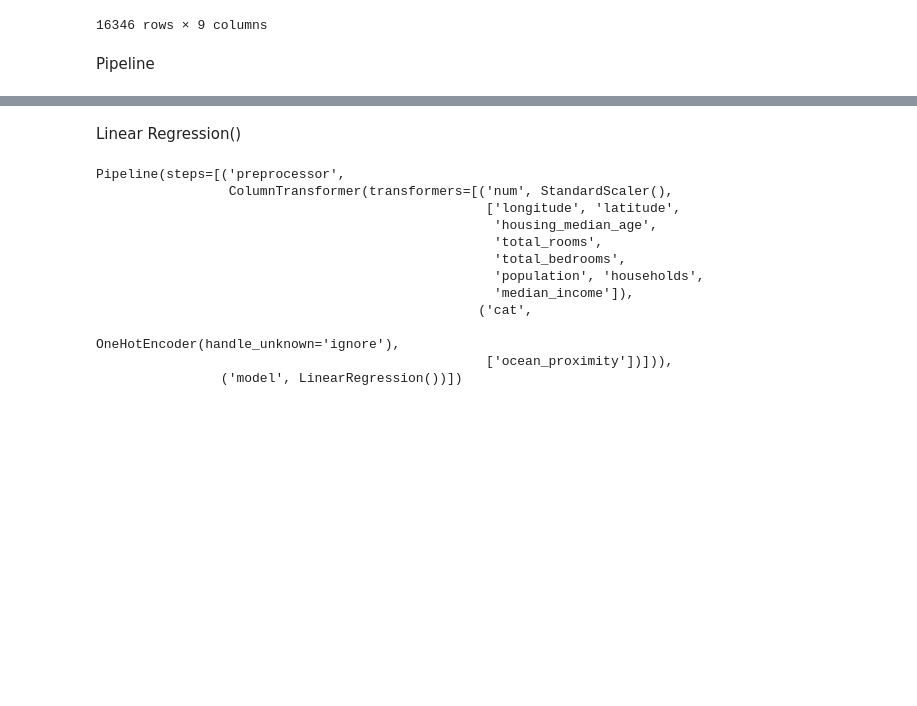
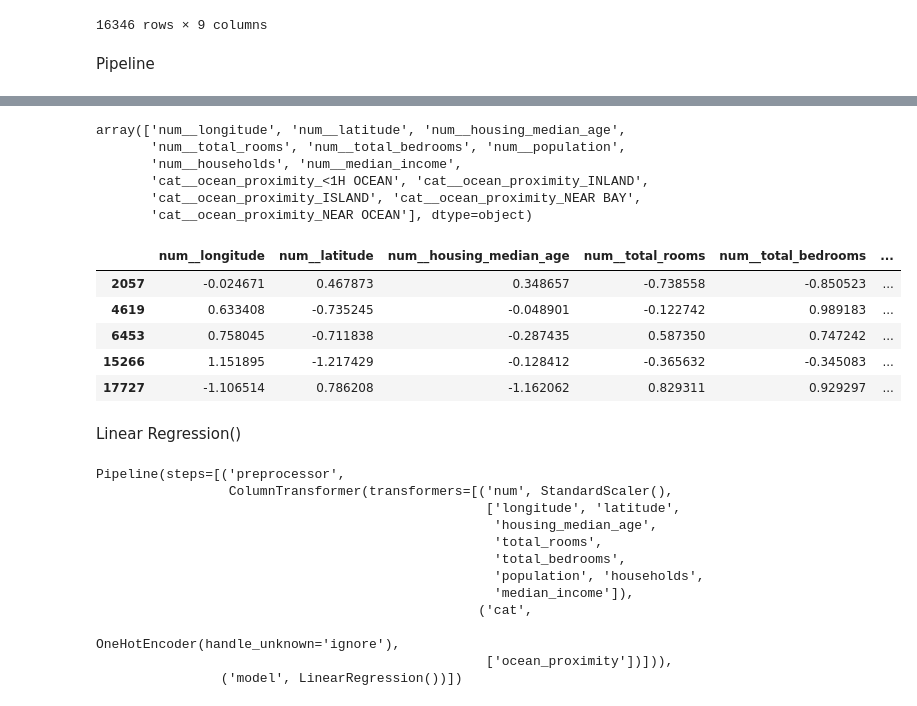
Before and after one commit to johannesmakgetha/California-Housing-Price, a Jupyter notebook: stratifiedshuffle.ipynb, the cells around one changed output, grey strips where cells are left out. Cells and saved outputs as stored; diff of their text form; code cells hidden in the pictures; blank space fills up the shorter version.

```diff
--- a/stratifiedshuffle.ipynb
+++ b/stratifiedshuffle.ipynb
@@ -224,3 +224,6 @@ preprocessor = ColumnTransformer(
         ('cat',OneHotEncoder(handle_unknown='ignore'),cat_cols)
     ]
 )
+# %%
+X_trandor = preprocessor.fit_transform(X_train)
+X_trandor
@@ -227,3 +244,28 @@ preprocessor = ColumnTransformer(
+# %%
+feature_name = preprocessor.get_feature_names_out()
+feature_name
+# %% [output]
+array(['num__longitude', 'num__latitude', 'num__housing_median_age',
+       'num__total_rooms', 'num__total_bedrooms', 'num__population',
+       'num__households', 'num__median_income',
+       'cat__ocean_proximity_<1H OCEAN', 'cat__ocean_proximity_INLAND',
+       'cat__ocean_proximity_ISLAND', 'cat__ocean_proximity_NEAR BAY',
+       'cat__ocean_proximity_NEAR OCEAN'], dtype=object)
+# %%
+X_df = pd.DataFrame(
+    X_trandor,
+    columns=feature_name,
+    index=X_train.index
+)
+
+X_df.head().sort_index()
+# %% [output]
+|  | num__longitude | num__latitude | num__housing_median_age | num__total_rooms | num__total_bedrooms | ... |
+| 2057 | -0.024671 | 0.467873 | 0.348657 | -0.738558 | -0.850523 | ... |
+| 4619 | 0.633408 | -0.735245 | -0.048901 | -0.122742 | 0.989183 | ... |
+| 6453 | 0.758045 | -0.711838 | -0.287435 | 0.587350 | 0.747242 | ... |
+| 15266 | 1.151895 | -1.217429 | -0.128412 | -0.365632 | -0.345083 | ... |
+| 17727 | -1.106514 | 0.786208 | -1.162062 | 0.829311 | 0.929297 | ... |
 # %% [markdown]
 Linear Regression()
 # %%
```
Also changed, not shown: parts of 8 cells of this notebook.
